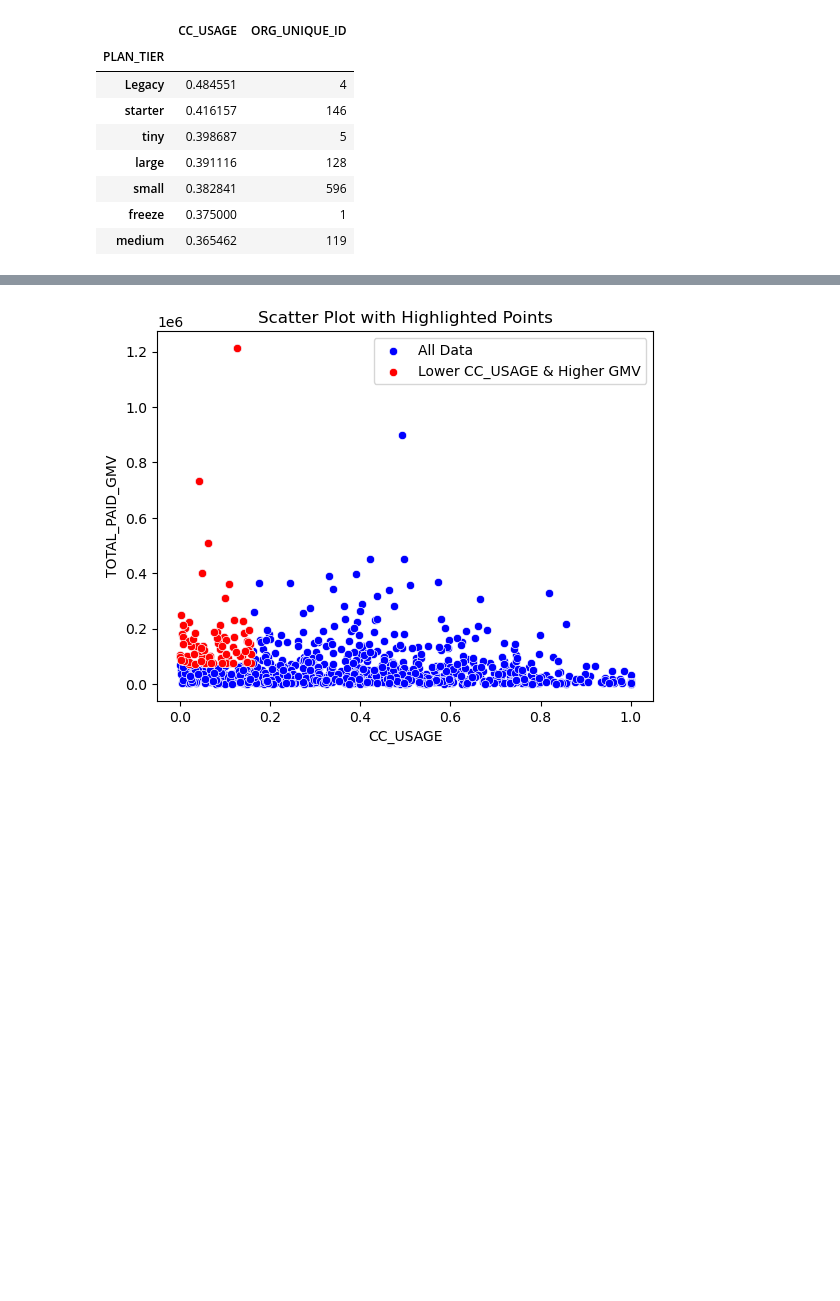
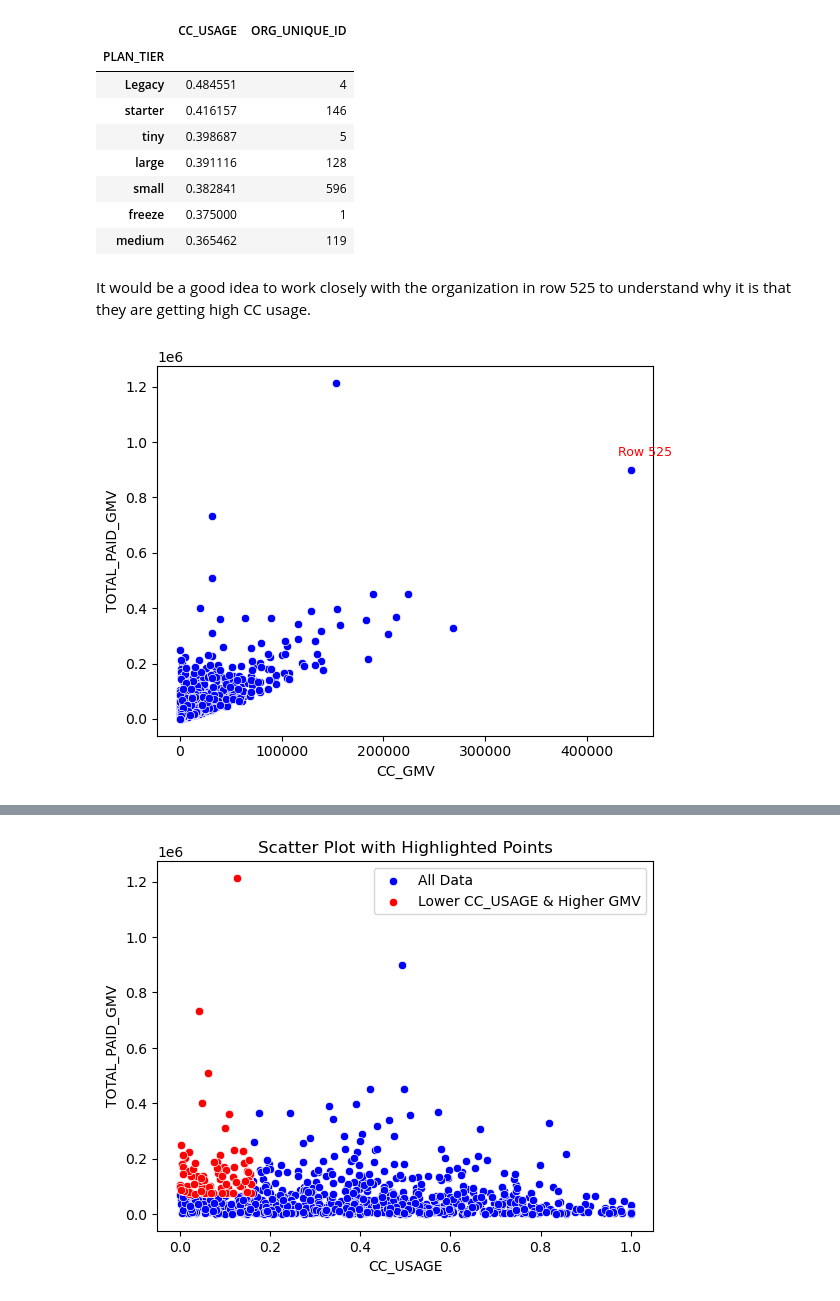
Before and after one commit to BryceSmith/Portfolio, a Jupyter notebook: FinOps Case Study.ipynb, the cells around one changed output, grey strips where cells are left out. Drawn from its saved outputs; the diff is of its cells as text; code cells hidden in the pictures; blank space fills up the shorter version.

```diff
--- a/FinOps Case Study.ipynb
+++ b/FinOps Case Study.ipynb
@@ -256,3 +266,29 @@ tier_df
 | small | 0.382841 | 596 |
 | freeze | 0.375000 | 1 |
 | medium | 0.365462 | 119 |
+# %% [markdown]
+It would be a good idea to work closely with the organization in row 525 to understand why it is that they are getting high CC usage.
+# %%
+df_corr = df[['TOTAL_PAID_GMV', 'CC_GMV']]
+correlation_matrix = df_corr.corr()
+correlation_matrix
+
+scatter = sns.scatterplot(data = df_corr, x='CC_GMV', y='TOTAL_PAID_GMV', color='blue')
+index_to_label = 525
+x = df_corr['CC_GMV'].iloc[index_to_label]
+y = df_corr['TOTAL_PAID_GMV'].iloc[index_to_label]
+
+# Annotate the point on the scatter plot
+scatter.annotate(
+    'Row 525',
+    (x, y),
+    textcoords="offset points",
+    xytext=(10,10),
+    ha='center',
+    fontsize=9,
+    color='red'
+)
+
+plt.show()
+# %% [output]
+[figure, added]
```
Also changed, not shown: parts of 14 cells of this notebook.
